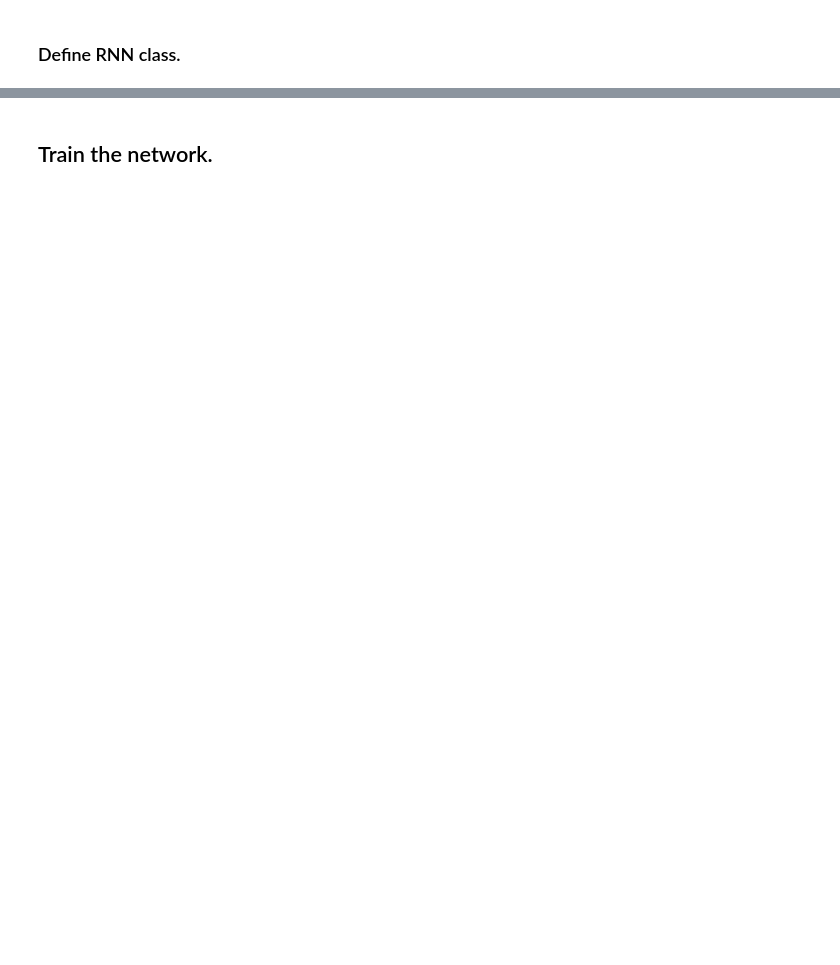
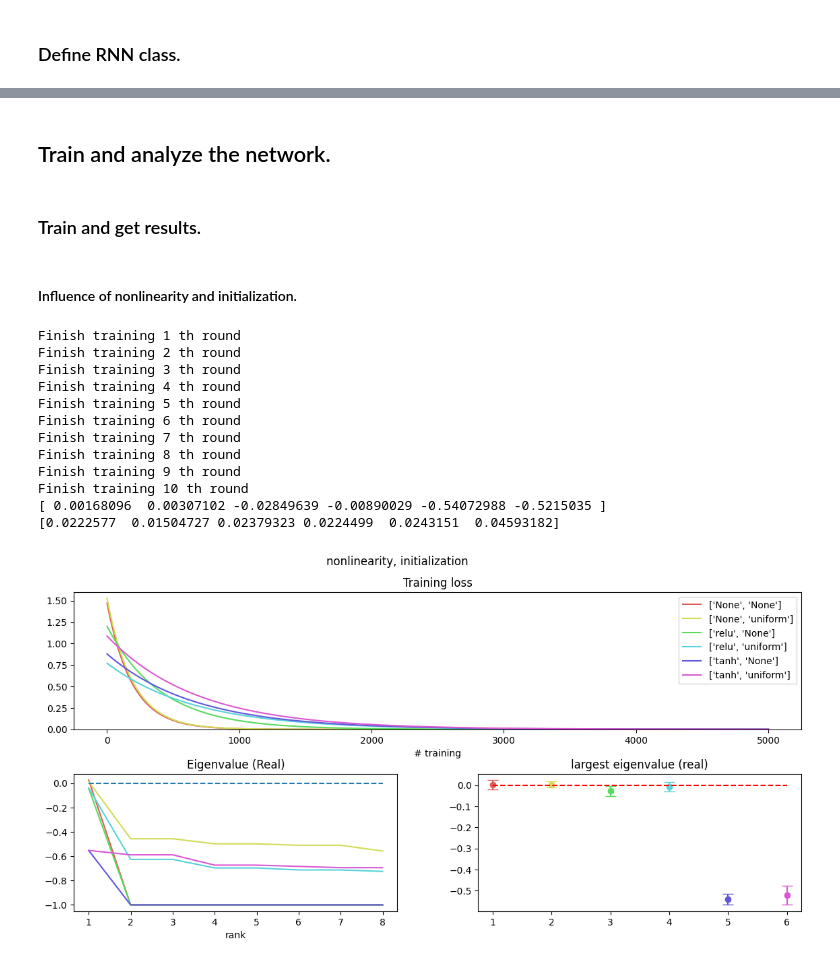
Before and after one commit to pc-Jiang/math_in_deep_learning, a Jupyter notebook: DSC_291_SP23.ipynb, the cells around one changed output, grey strips where cells are left out. Cells and saved outputs as stored; diff of their text form; code cells hidden in the pictures; blank space fills up the shorter version.

```diff
--- a/DSC_291_SP23.ipynb
+++ b/DSC_291_SP23.ipynb
@@ -28,6 +28,10 @@ USE_CUDA = torch.cuda.is_available()
 DEVICE = torch.device("cuda" if USE_CUDA else "cpu")
 MAP_LOC = "cuda:0" if USE_CUDA else torch.device('cpu')
 
+os.environ['NUMEXPR_MAX_THREADS'] = '16'
+plt.rcParams.update({'font.size': 10})
+
+
 def set_seed(seed = 1234):
     '''Sets the seed of the entire notebook so results are the same every time we run.
     This is for REPRODUCIBILITY.'''
@@ -319,0 +377,13 @@ def configs_df_unpack(configs_df):
+# %%
+def get_training_variance(configs_df, rep=10, print_log=False):
+    results_reps = []
+
+    for i in range(rep):
+        # print(rep)
+        results = train_from_configs(configs_df, print_log)
+        results_reps.append(results)
+        print('Finish training {} th round'.format(i+1))
+        if print_log:
+            print('------------------------------------------------------------------------------')
+
+    return results_reps
@@ -319,0 +423,13 @@ def configs_df_unpack(configs_df):
+# %%
+def get_eigenvalue_variance(results_reps):
+    rep = len(results_reps)
+    n = len(results_reps[0])
+    max_eig_vals = np.zeros((rep, n))
+
+    for i in range(rep):
+        for j, r in enumerate(results_reps[i]):
+            weight_h = r['model'].weight_hh
+            vals, _ = get_Jacobian_eigenvalue(weight_h, r['config'], r['fixed_point'])
+            max_eig_vals[i, j] = vals[0].real
+
+    return np.mean(max_eig_vals, 0), np.std(max_eig_vals, axis=0, ddof=1)
@@ -320,14 +481,39 @@ def configs_df_unpack(configs_df):
+# %%
+def analyze_result(result_reps, variable_list):
+    mean_eigval, std_eigval = get_eigenvalue_variance(result_reps)
+    analyze_single_result(result_reps[0], variable_list, mean_eigval, std_eigval)
 # %% [markdown]
-## Train the network.
+## Train and analyze the network.
+# %% [markdown]
+### Train and get results.
+# %% [markdown]
+#### Influence of nonlinearity and initialization.
 # %%
-def learn_fixed_point():
+def learn_fixed_point_nonlin_init():
     config = LearnFixedPointConfig()
     config_ranges = OrderedDict()
-    config_ranges['dim_in'] = [10, 50, 100]
-    config_ranges['nonlinearity'] = [None, 'relu']
+    config_ranges['nonlinearity'] = [None, 'relu', 'tanh']
     config_ranges['initialization'] = [None, 'uniform']
     configs = vary_config(config,
                 config_ranges,
                 mode='combinatorial',
                 num_seed=1)
     return configs
+
+configs_df = learn_fixed_point_nonlin_init()
+nonlin_init_result = get_training_variance(configs_df)
+analyze_result(nonlin_init_result, configs_df.columns.values[:-2])
+# %% [output]
+Finish training 1 th round
+Finish training 2 th round
+Finish training 3 th round
+Finish training 4 th round
+Finish training 5 th round
+Finish training 6 th round
+Finish training 7 th round
+Finish training 8 th round
+Finish training 9 th round
+Finish training 10 th round
+[ 0.00168096  0.00307102 -0.02849639 -0.00890029 -0.54072988 -0.5215035 ]
+[0.0222577  0.01504727 0.02379323 0.0224499  0.0243151  0.04593182]
+[figure, added]
```
Also changed, not shown: parts of 25 cells of this notebook.
